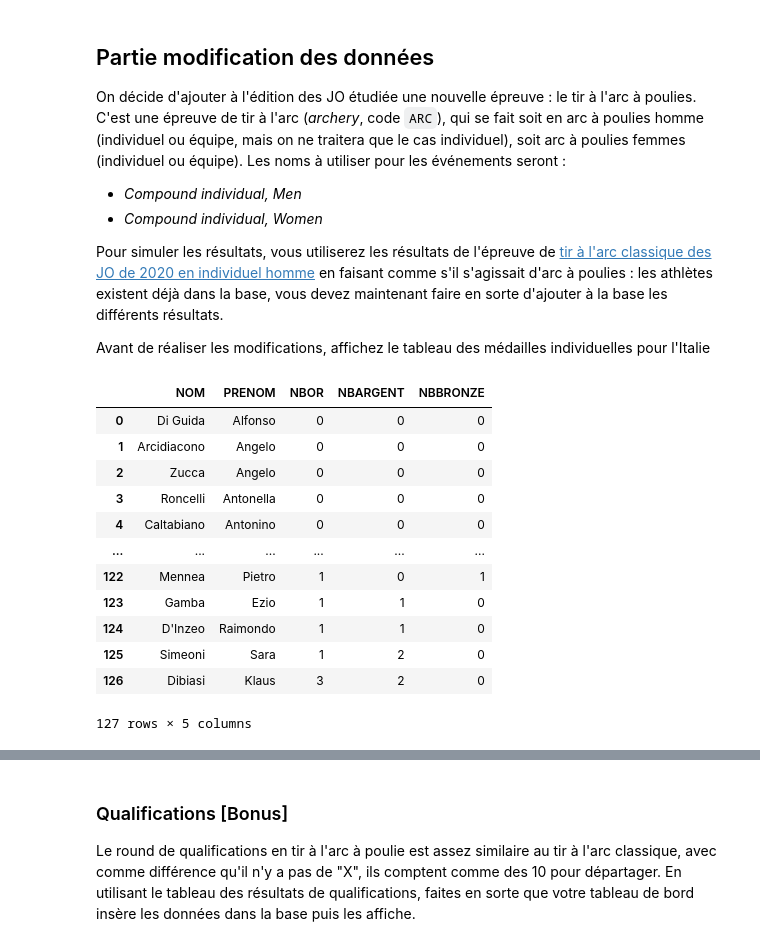
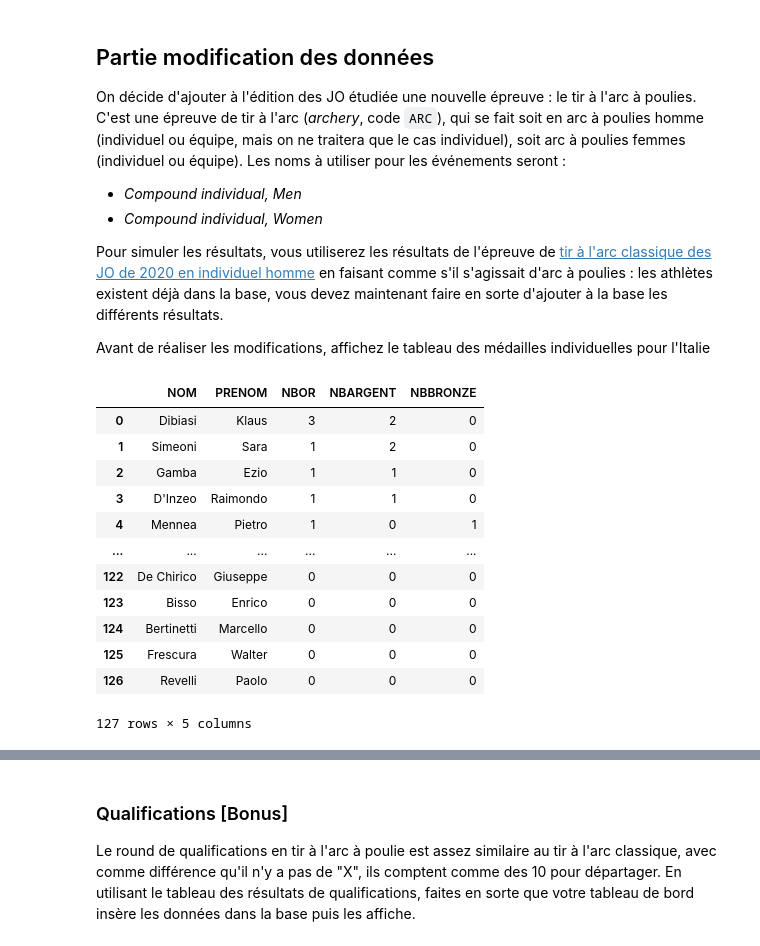
Before and after one commit to zykogithub/projets_IUT, a Jupyter notebook: S2/data_base/partie 2/partie_1.ipynb, the cells around one changed output, grey strips where cells are left out. Saved outputs shown, nothing was run; the diff lists cells and outputs as text; code cells hidden in the pictures.

Commit message:
continuité projet BD partie 2 et correctif parti 1

```diff
--- a/S2/data_base/partie 2/partie_1.ipynb
+++ b/S2/data_base/partie 2/partie_1.ipynb
@@ -483,51 +486,30 @@ with Connexion(login=conn['login'], password=conn['password']) as connexion:  #
     idev += 1
     curseur.execute(f"INSERT INTO {SCHEMA}.EVENEMENT VALUES(:idev, :nomev, :statutev, :codedisc, :idhote)", {'idev': idev, 'nomev': 'Compound Individual, Men', 'statutev': 'Olympic', 'codedisc': 'ARC', 'idhote': id_hote})
     connexion.rollback()  # On annule, ce qui est au dessus est pour l'exemple, vous devrez utiliser commit() pour valider la transaction.
-# %%
-# Afficher le tableau des médailles individuelles de l'Italie
-
-requete = """
-SELECT DISTINCT
-    a.nomAthlete AS nom,
-    a.prenomAthlete AS prenom,
-    NBORINDIV AS NBOR,
-    NBARGENTINDIV AS NBARGENT,
-    NBBRONZEINDIV AS NBBRONZE
-FROM
-    TPLUMAS.ATHLETE a
-INNER JOIN
-    TPLUMAS.PARTICIPATION_INDIVIDUELLE PI ON a.idAthlete = pi.idAthlete
-INNER JOIN
-    TPLUMAS.medailles_individuelles MI ON a.IDATHLETE = mi.idAthlete
-INNER JOIN
-    TPLUMAS.NOC N ON pi.noc = n.codenoc
-INNER JOIN
-    TPLUMAS.EVENEMENT E ON pi.IDEVENT = e.IDEVENEMENT
-INNER JOIN
-    TPLUMAS.HOTE H ON e.IDHOTE = h.IDHOTE
-
-WHERE
-    h.LibelleHote LIKE '1976 Summer Olympics'
-AND
-    n.NOMNOC = 'Italy'
-ORDER BY NBOR ,NBARGENT ,NBBRONZE
-"""
-data = requete_vers_dataframe(conn,requete)
-data
-# %% [output]
-|  | NOM | PRENOM | NBOR | NBARGENT | NBBRONZE |
-| 0 | Di Guida | Alfonso | 0 | 0 | 0 |
-| 1 | Arcidiacono | Angelo | 0 | 0 | 0 |
-| 2 | Zucca | Angelo | 0 | 0 | 0 |
-| 3 | Roncelli | Antonella | 0 | 0 | 0 |
-| 4 | Caltabiano | Antonino | 0 | 0 | 0 |
-| ... | ... | ... | ... | ... | ... |
-| 122 | Mennea | Pietro | 1 | 0 | 1 |
-| 123 | Gamba | Ezio | 1 | 1 | 0 |
-| 124 | D'Inzeo | Raimondo | 1 | 1 | 0 |
-| 125 | Simeoni | Sara | 1 | 2 | 0 |
-| 126 | Dibiasi | Klaus | 3 | 2 | 0 |
-127 rows × 5 columns
+# %%
+# Afficher le tableau des médailles individuelles de l'Italie
+
+requete = f"""
+SELECT*
+FROM Italy
+ORDER BY nbor DESC,nbargent DESC,nbbronze DESC
+"""
+data = requete_vers_dataframe(conn,requete)
+data
+# %% [output]
+|  | NOM | PRENOM | NBOR | NBARGENT | NBBRONZE |
+| 0 | Dibiasi | Klaus | 3 | 2 | 0 |
+| 1 | Simeoni | Sara | 1 | 2 | 0 |
+| 2 | Gamba | Ezio | 1 | 1 | 0 |
+| 3 | D'Inzeo | Raimondo | 1 | 1 | 0 |
+| 4 | Mennea | Pietro | 1 | 0 | 1 |
+| ... | ... | ... | ... | ... | ... |
+| 122 | De Chirico | Giuseppe | 0 | 0 | 0 |
+| 123 | Bisso | Enrico | 0 | 0 | 0 |
+| 124 | Bertinetti | Marcello | 0 | 0 | 0 |
+| 125 | Frescura | Walter | 0 | 0 | 0 |
+| 126 | Revelli | Paolo | 0 | 0 | 0 |
+127 rows × 5 columns
 # %%
 # Configurer le style de Seaborn
 sns.axes_style("whitegrid")
```
Also changed, not shown: parts of 14 cells of this notebook, 2 other files.
